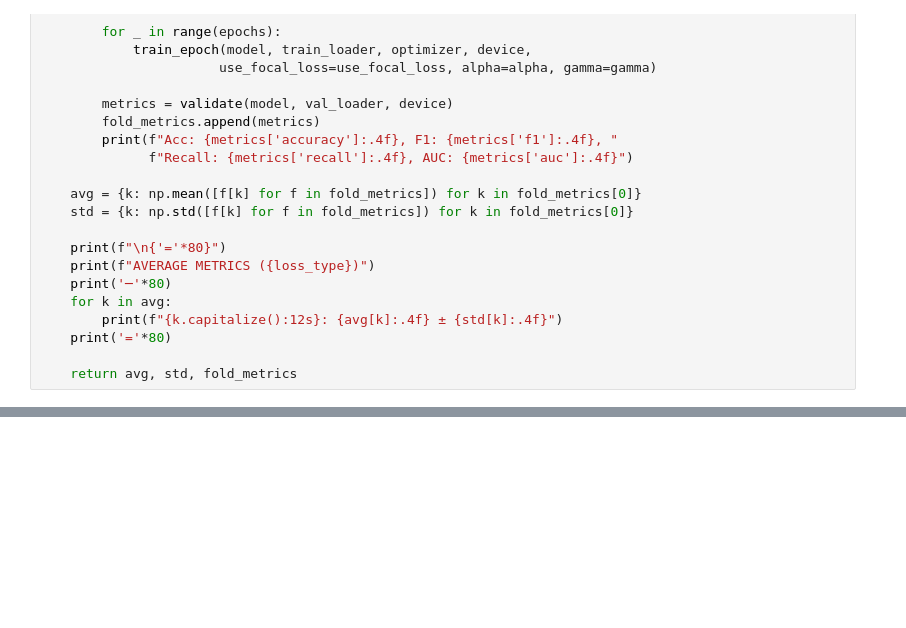
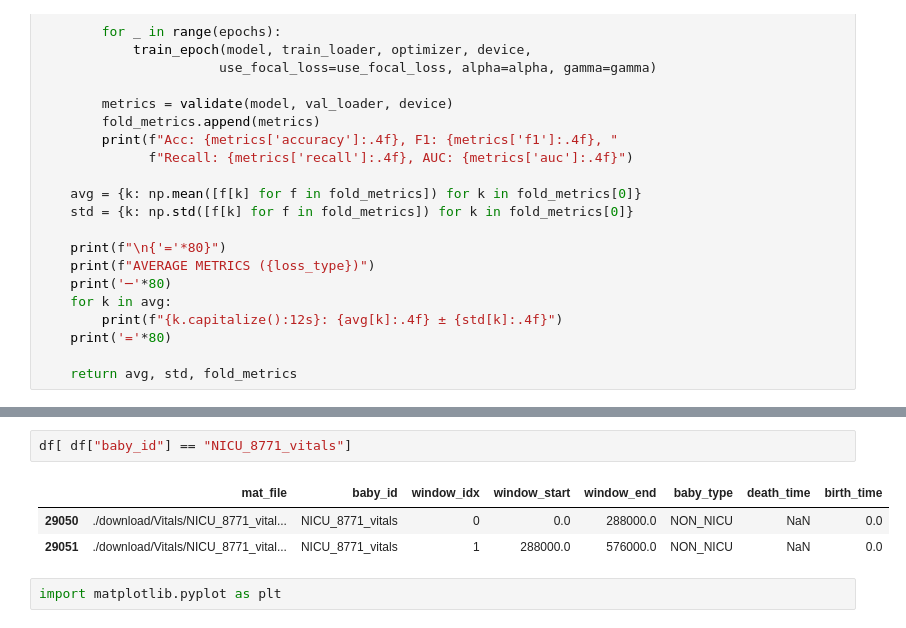
Before and after one commit to AdityaGoyal333/timeseries_with_chronos, a Jupyter notebook: chronos_1.ipynb, the cells around one changed output, grey strips where cells are left out. Cells and saved outputs as stored; diff of their text form; blank space fills up the shorter version.

```diff
--- a/chronos_1.ipynb
+++ b/chronos_1.ipynb
@@ -743,0 +877,8 @@ run_complete_pipeline(use_focal_loss=True, gamma=3.0)
+# %%
+df[ df["baby_id"] == "NICU_8771_vitals"]
+# %% [output]
+|  | mat_file | baby_id | window_idx | window_start | window_end | baby_type | death_time | birth_time |
+| 29050 | ./download/Vitals/NICU_8771_vital... | NICU_8771_vitals | 0 | 0.0 | 288000.0 | NON_NICU | NaN | 0.0 |
+| 29051 | ./download/Vitals/NICU_8771_vital... | NICU_8771_vitals | 1 | 288000.0 | 576000.0 | NON_NICU | NaN | 0.0 |
+# %%
+import matplotlib.pyplot as plt
```
Also changed, not shown: parts of 13 cells of this notebook, 1 other file.
